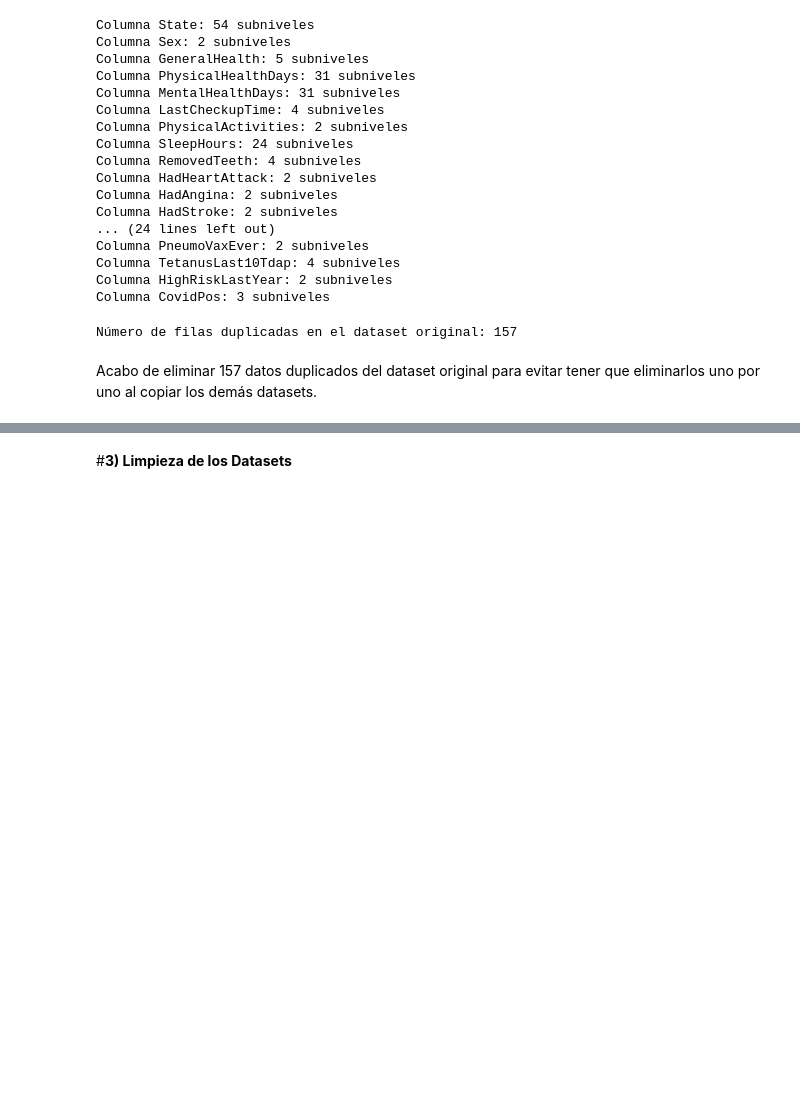
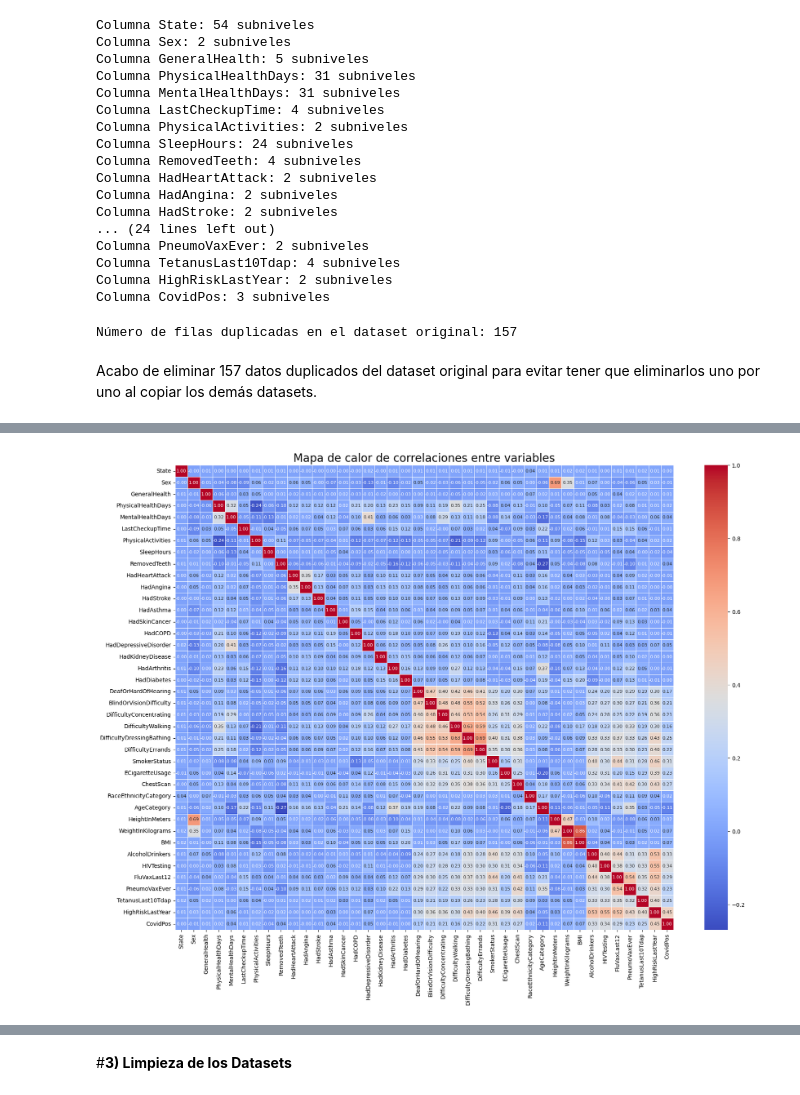
Before and after one commit to DiegoLuis62/Ciencias-de-datos---PF, a Jupyter notebook: Heart_Disease_Cleanse.ipynb, the cells around one changed output, grey strips where cells are left out. Saved outputs shown, nothing was run; the diff lists cells and outputs as text; code cells hidden in the pictures; blank space fills up the shorter version.

```diff
--- a/Heart_Disease_Cleanse.ipynb
+++ b/Heart_Disease_Cleanse.ipynb
@@ -139,3 +139,7 @@ df.drop_duplicates(inplace=True)
 Número de filas duplicadas en el dataset original: 157
 # %% [markdown]
 Acabo de eliminar 157 datos duplicados del dataset original para evitar tener que eliminarlos uno por uno al copiar los demás datasets.
+# %%
+# Obtener valores únicos de todas las columnas en df_imputado
+for col in df.columns:
+    print(f"\n Valores únicos en la columna {col}: {df[col].unique()}\n")
@@ -141,0 +188,43 @@ Acabo de eliminar 157 datos duplicados del dataset original para evitar tener qu
+# %%
+
+
+# Convertir variables categóricas a numéricas usando codificación ordinal
+df_encoded = df.copy()
+
+categorical_columns = [
+    "State", "Sex", "GeneralHealth", "LastCheckupTime", "PhysicalActivities",
+    "RemovedTeeth", "HadHeartAttack", "HadAngina", "HadStroke", "HadAsthma",
+    "HadSkinCancer", "HadCOPD", "HadDepressiveDisorder", "HadKidneyDisease",
+    "HadArthritis", "HadDiabetes", "DeafOrHardOfHearing", "BlindOrVisionDifficulty",
+    "DifficultyConcentrating", "DifficultyWalking", "DifficultyDressingBathing",
+    "DifficultyErrands", "SmokerStatus", "ECigaretteUsage", "ChestScan",
+    "RaceEthnicityCategory", "AgeCategory", "AlcoholDrinkers", "HIVTesting",
+    "FluVaxLast12", "PneumoVaxEver", "TetanusLast10Tdap", "HighRiskLastYear", "CovidPos"
+]
+
+for col in categorical_columns:
+    df_encoded[col] = df_encoded[col].astype("category").cat.codes  # Asigna códigos numéricos a las categorías
+
+# Calcular la matriz de correlación
+corr_matrix = df_encoded.corr()
+
+# Crear el heatmap con valores numéricos visibles y mayor tamaño
+plt.figure(figsize=(20, 15))
+sns.heatmap(
+    corr_matrix,
+    cmap="coolwarm",
+    annot=True,
+    fmt=".2f",
+    linewidths=0.5,
+    annot_kws={"size": 8}  # Reduce el tamaño de los números
+)
+
+# Configurar etiquetas
+plt.xticks(rotation=90)  # Rotar etiquetas del eje X para mejor visualización
+plt.yticks(rotation=0)   # Mantener las etiquetas del eje Y horizontales
+plt.title("Mapa de calor de correlaciones entre variables", fontsize=20)
+
+# Mostrar el heatmap
+plt.show()
+# %% [output]
+[figure, added]
```
Also changed, not shown: parts of 46 cells of this notebook.
